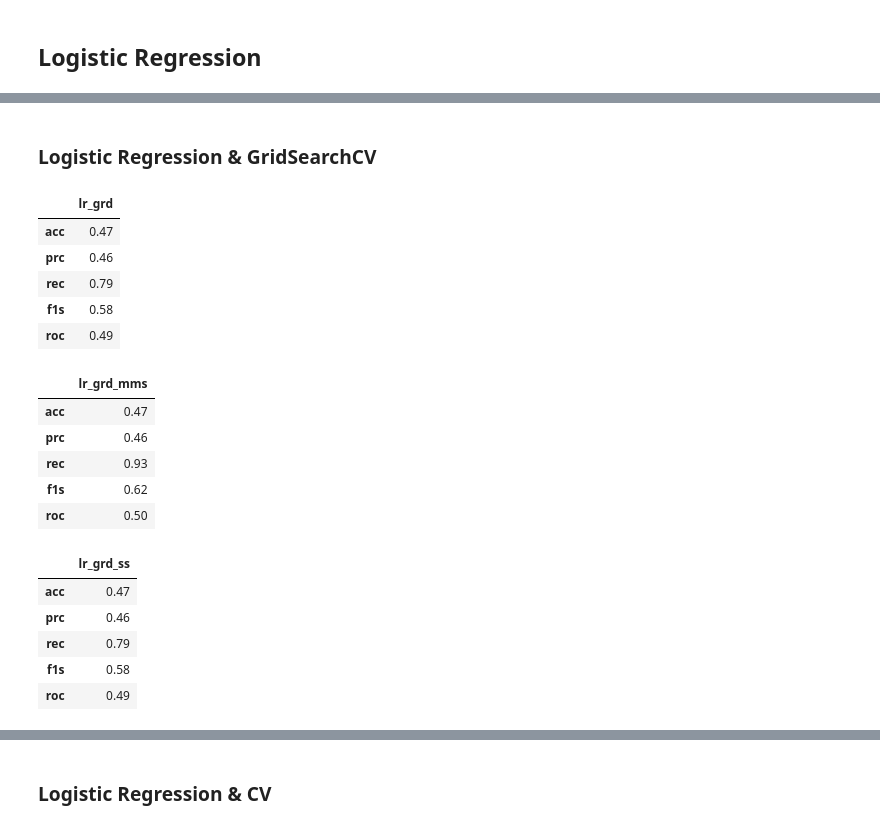
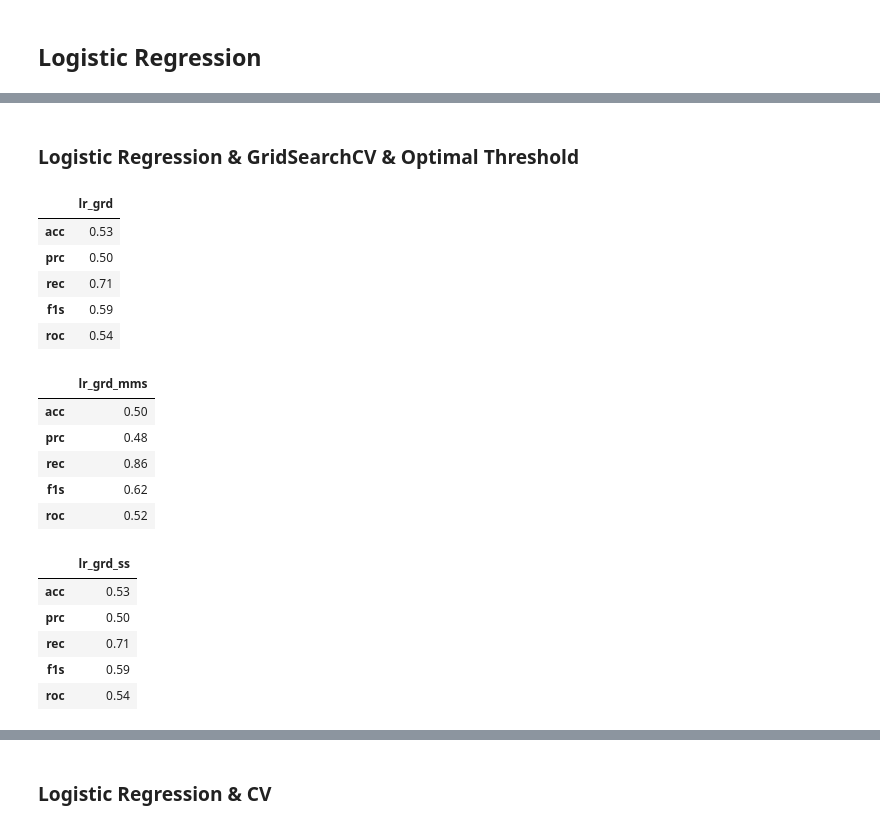
Before and after one commit to enginabdan/1_Github, a Jupyter notebook: 2_ProjectsMine/1_Neda_MIMFPT/0_neda_mimfpt_all_classification_models.ipynb, the cells around one changed output, grey strips where cells are left out. Drawn from its saved outputs; the diff is of its cells as text; code cells hidden in the pictures.

```diff
--- a/2_ProjectsMine/1_Neda_MIMFPT/0_neda_mimfpt_all_classification_models.ipynb
+++ b/2_ProjectsMine/1_Neda_MIMFPT/0_neda_mimfpt_all_classification_models.ipynb
@@ -363,42 +384,49 @@ lr_def_scrs
 # %% [markdown]
-### Logistic Regression & GridSearchCV
+### Logistic Regression & GridSearchCV & Optimal Threshold
 # %%
-# log_model & Not Scaled
+# log_model & Not Scaled & GridSearchCV & Optimal Threshold
 from sklearn.linear_model import LogisticRegression
 from sklearn.model_selection import GridSearchCV
 log_model = LogisticRegression(random_state=42)
 
 penalty = ["l1", "l2", "elasticnet"]
 l1_ratio = np.linspace(0, 1, 20)
 C = np.logspace(0, 10, 20)
 param_grid = {"penalty" : penalty,
               "l1_ratio" : l1_ratio,
               "C" : C}
 
 lm_grd = GridSearchCV(estimator=log_model,
                       param_grid=param_grid)
 
 lm_grd.fit(X_train, y_train)
 y_test_prd = lm_grd.predict(X_test)
-y_test_prd_prb = lm_grd.predict_proba(X_test)
+y_test_prd_prb = pd.Series(lm_grd.predict_proba(X_test)[:,1])
+
+y_train_prd_prb = lm_grd.predict_proba(X_train)
+roc_auc_score(y_train, y_train_prd_prb[:,1])
+fp_rate, tp_rate, thresholds = roc_curve(y_train, y_train_prd_prb[:,1])
+optimal_idx = np.argmax(tp_rate - fp_rate)
+optimal_threshold_rac = thresholds[optimal_idx]
+y_test_prd = y_test_prd_prb.apply(lambda x : 1 if x >= optimal_threshold_rac else 0)
 
 log_scores = {"lr_grd": {"acc" : round(accuracy_score(y_test, y_test_prd), 2),
                          "prc" : round(precision_score(y_test, y_test_prd, pos_label=1), 2),
                          "rec" : round(recall_score(y_test, y_test_prd, pos_label=1), 2),
                          "f1s" : round(f1_score(y_test, y_test_prd, pos_label=1), 2),
                          "roc" : round(roc_auc_score(y_test, y_test_prd), 2)}}
 
 lr_scr = pd.DataFrame(log_scores, index=["acc","prc","rec","f1s", "roc"])
 lr_scr
 # %% [output]
 |  | lr_grd |
-| acc | 0.47 |
-| prc | 0.46 |
-| rec | 0.79 |
-| f1s | 0.58 |
-| roc | 0.49 |
+| acc | 0.53 |
+| prc | 0.50 |
+| rec | 0.71 |
+| f1s | 0.59 |
+| roc | 0.54 |
 # %%
-# log_model & MinMax Scaled
+# log_model & MinMax Scaled & GridSearchCV & Optimal Threshold
 from sklearn.linear_model import LogisticRegression
 from sklearn.model_selection import GridSearchCV
 log_model = LogisticRegression(random_state=42)
@@ -416,7 +444,14 @@ lm_grd = GridSearchCV(estimator=log_model,
 lm_grd.fit(X_train_mms, y_train)
 
 y_test_prd = lm_grd.predict(X_test_mms)
-y_test_prd_prb = lm_grd.predict_proba(X_test_mms)
+y_test_prd_prb = pd.Series(lm_grd.predict_proba(X_test_mms)[:,1])
+
+y_train_prd_prb = lm_grd.predict_proba(X_train_mms)
+roc_auc_score(y_train, y_train_prd_prb[:,1])
+fp_rate, tp_rate, thresholds = roc_curve(y_train, y_train_prd_prb[:,1])
+optimal_idx = np.argmax(tp_rate - fp_rate)
+optimal_threshold_rac = thresholds[optimal_idx]
+y_test_prd = y_test_prd_prb.apply(lambda x : 1 if x >= optimal_threshold_rac else 0)
 
 log_scores = {"lr_grd_mms": {"acc" : round(accuracy_score(y_test, y_test_prd), 2),
                              "prc" : round(precision_score(y_test, y_test_prd, pos_label=1), 2),
@@ -428,13 +463,13 @@ lr_mms_scr = pd.DataFrame(log_scores, index=["acc","prc","rec","f1s", "roc"])
 lr_mms_scr
 # %% [output]
 |  | lr_grd_mms |
-| acc | 0.47 |
-| prc | 0.46 |
-| rec | 0.93 |
+| acc | 0.50 |
+| prc | 0.48 |
+| rec | 0.86 |
 | f1s | 0.62 |
-| roc | 0.50 |
+| roc | 0.52 |
 # %%
-# log_model & Standard Scaled
+# log_model & Standard Scaled & GridSearchCV & Optimal Threshold
 from sklearn.linear_model import LogisticRegression
 from sklearn.model_selection import GridSearchCV
 log_model = LogisticRegression(random_state=42)
@@ -452,7 +487,14 @@ lm_grd = GridSearchCV(estimator=log_model,
 lm_grd.fit(X_train_ss, y_train)
 
 y_test_prd = lm_grd.predict(X_test_ss)
-y_test_prd_prb = lm_grd.predict_proba(X_test_ss)
+y_test_prd_prb = pd.Series(lm_grd.predict_proba(X_test_ss)[:,1])
+
+y_train_prd_prb = lm_grd.predict_proba(X_train_ss)
+roc_auc_score(y_train, y_train_prd_prb[:,1])
+fp_rate, tp_rate, thresholds = roc_curve(y_train, y_train_prd_prb[:,1])
+optimal_idx = np.argmax(tp_rate - fp_rate)
+optimal_threshold_rac = thresholds[optimal_idx]
+y_test_prd = y_test_prd_prb.apply(lambda x : 1 if x >= optimal_threshold_rac else 0)
 
 log_scores = {"lr_grd_ss": {"acc" : round(accuracy_score(y_test, y_test_prd), 2),
                             "prc" : round(precision_score(y_test, y_test_prd, pos_label=1), 2),
@@ -464,11 +506,11 @@ lr_ss_scr = pd.DataFrame(log_scores, index=["acc","prc","rec","f1s", "roc"])
 lr_ss_scr
 # %% [output]
 |  | lr_grd_ss |
-| acc | 0.47 |
-| prc | 0.46 |
-| rec | 0.79 |
-| f1s | 0.58 |
-| roc | 0.49 |
+| acc | 0.53 |
+| prc | 0.50 |
+| rec | 0.71 |
+| f1s | 0.59 |
+| roc | 0.54 |
 # %%
 lr_grd_scrs = pd.concat([lr_scr, lr_mms_scr, lr_ss_scr], axis=1)
 lr_grd_scrs
```
Also changed, not shown: parts of 292 cells of this notebook.
